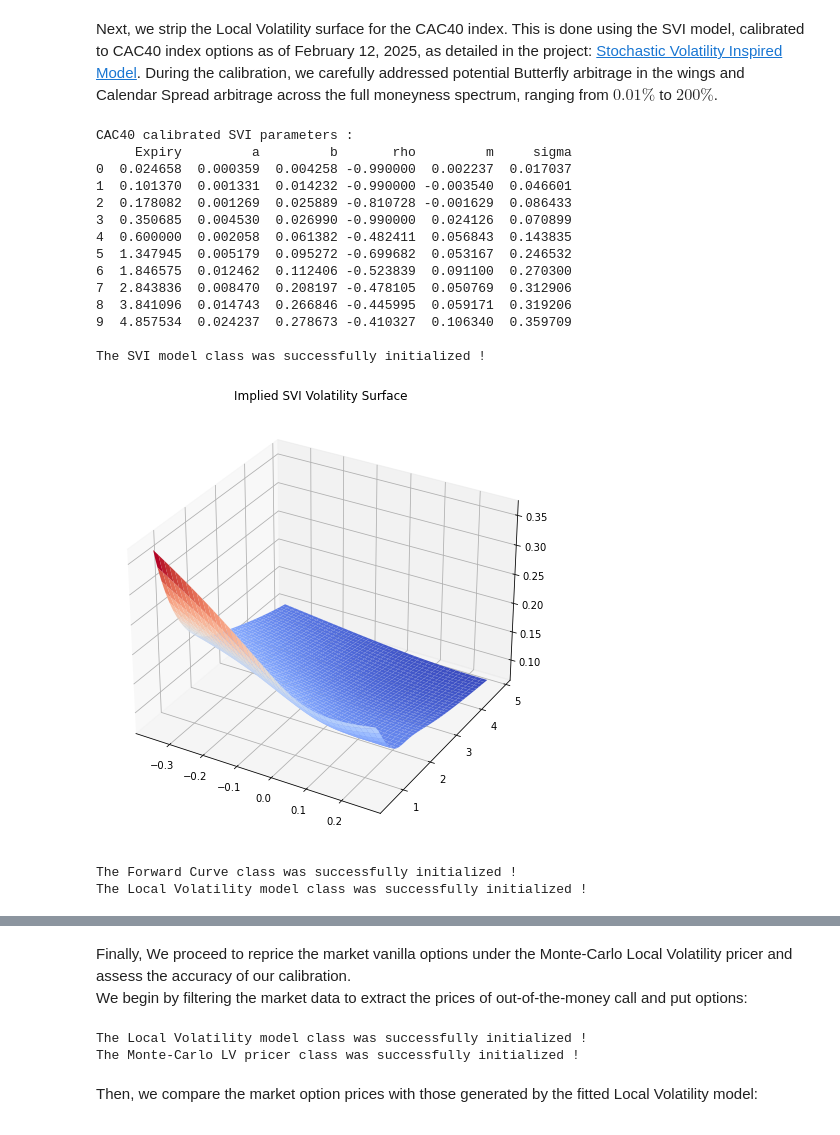
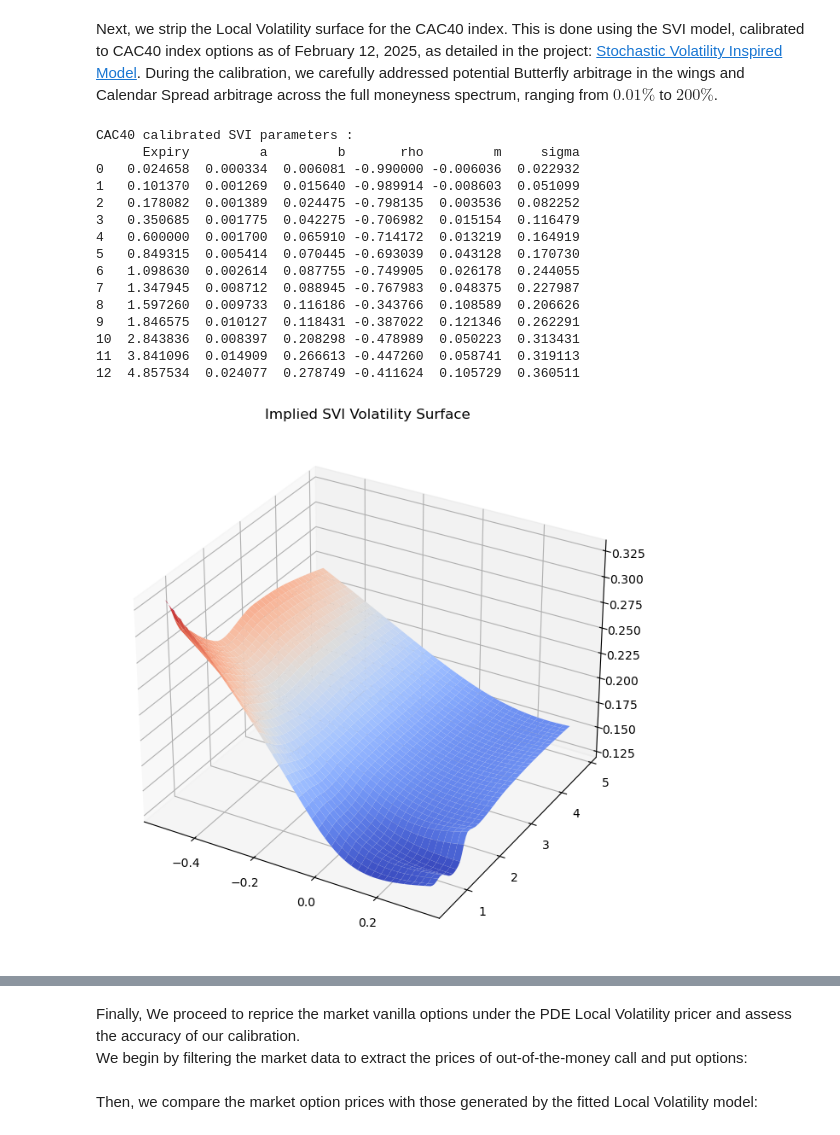
Before and after one commit to Idriss-Afra/Local-Volatility-Model, a Jupyter notebook: Local Volatility Model.ipynb, the cells around one changed output, grey strips where cells are left out. Drawn from its saved outputs; the diff is of its cells as text; code cells hidden in the pictures.

Commit message:
Local Volatility Model

```diff
--- a/Local Volatility Model.ipynb
+++ b/Local Volatility Model.ipynb
@@ -413,7 +658,7 @@ def collect_data(option_data):
     for exp in expiries :
         df = option_data[option_data['Expiry'] == exp]
         implied_repos_and_divs[exp] = float(np.unique(df['Repo+Dividend']))
-        implied_forwards[exp] = float(np.unique(df['Forward']))
+        implied_forwards[exp] = np.unique(df['Forward'])
         df = df.sort_values(by=['Strike'])
         strikes[exp], call_prices[exp], put_prices[exp] = list(df['Strike']), list(df['Call']), list(df['Put'])
     return {"Repos+Dividends" : implied_repos_and_divs, "Forwards" : implied_forwards, "Strikes" : strikes,\
@@ -421,64 +666,59 @@ def collect_data(option_data):
 
 # Collected Data
 data = collect_data(option_data)
+listed_expiries = np.sort(np.unique(option_data['Expiry']))
 implied_repos_and_divs = data["Repos+Dividends"]
 implied_forwards = data["Forwards"]
-listed_expiries = list(implied_forwards.keys())
 market_strikes = data["Strikes"]
 call_prices = data["Call Prices"]
 put_prices = data["Put Prices"]
 # %% [markdown]
 Next, we strip the Local Volatility surface for the CAC40 index. This is done using the SVI model, calibrated to CAC40 index options as of February 12, 2025, as detailed in the project: [Stochastic Volatility Inspired Model](https://github.com/Idriss-Afra/Stochastic-Volatility-Inspired-Model/blob/main/Stochastic%20Volatility%20Inspired%20Model.ipynb). During the calibration, we carefully addressed potential Butterfly arbitrage in the wings and Calendar Spread arbitrage across the full moneyness spectrum, ranging from $0.01\%$ to $200\%$.
 # %%
-svi_params_df = pd.read_csv("MarketData/" + eq_underlying + "_SVI_" + as_of_date.strftime('%d%m%Y') + ".csv")
-print(eq_underlying + " calibrated SVI parameters :")
+svi_params_df = pd.read_csv(f"MarketData/{eq_underlying}_SVI_{as_of_date.strftime('%d%m%Y')}.csv")
+print(f"{eq_underlying} calibrated SVI parameters :")
 print(svi_params_df)
 print()
-
+# SVI Parameters Extraction
 expiries = list(svi_params_df["Expiry"])
 svi_expiries = []
 i = 0
 while i < len(expiries):
     exp = expiries[i]
     for listed_exp in listed_expiries:
         if abs(exp - listed_exp) < 1e-6:
-            svi_expiries.append(listed_exp)
+            svi_expiries.append(round(listed_exp, 12))
             break
     i += 1
-
 a, b, rho, m, sigma = dict(), dict(), dict(), dict(), dict()
 for i in range(len(svi_expiries)):
     a[svi_expiries[i]] = svi_params_df.iloc[i][1]
     b[svi_expiries[i]] = svi_params_df.iloc[i][2]
     rho[svi_expiries[i]] = svi_params_df.iloc[i][3]
     m[svi_expiries[i]] = svi_params_df.iloc[i][4]
     sigma[svi_expiries[i]] = svi_params_df.iloc[i][5]
-
 # Implied Total Variance : SVI
-svi_model = svi_model(svi_expiries, a, b, rho, m, sigma)
+svi_model = SVIModel(a, b, rho, m, sigma)
 svi_model.plot_svi_surface()
-
 # The Implied Forward Curve
-forward_curve = forward_curve(S0, zc_rate, listed_expiries, implied_repos_and_divs)
-
+forward_curve = ForwardCurve(S0, zc_rate, implied_repos_and_divs)
 # The stripped Local Volatility
-lv_model_with_smoothness = lv_model(forward_curve, svi_model, apply_vol_smoothness=False)
-lv_model_with_smoothness.plot_lv_surface()
+lv_model = LocalVolatilitySurface(forward_curve, svi_model)
+lv_model.plot_lv_surface()
 # %% [output]
 CAC40 calibrated SVI parameters :
-     Expiry         a         b       rho         m     sigma
-0  0.024658  0.000359  0.004258 -0.990000  0.002237  0.017037
-1  0.101370  0.001331  0.014232 -0.990000 -0.003540  0.046601
-2  0.178082  0.001269  0.025889 -0.810728 -0.001629  0.086433
-3  0.350685  0.004530  0.026990 -0.990000  0.024126  0.070899
-4  0.600000  0.002058  0.061382 -0.482411  0.056843  0.143835
-5  1.347945  0.005179  0.095272 -0.699682  0.053167  0.246532
-6  1.846575  0.012462  0.112406 -0.523839  0.091100  0.270300
-7  2.843836  0.008470  0.208197 -0.478105  0.050769  0.312906
-8  3.841096  0.014743  0.266846 -0.445995  0.059171  0.319206
-9  4.857534  0.024237  0.278673 -0.410327  0.106340  0.359709
-
-The SVI model class was successfully initialized !
+      Expiry         a         b       rho         m     sigma
+0   0.024658  0.000334  0.006081 -0.990000 -0.006036  0.022932
+1   0.101370  0.001269  0.015640 -0.989914 -0.008603  0.051099
+2   0.178082  0.001389  0.024475 -0.798135  0.003536  0.082252
+3   0.350685  0.001775  0.042275 -0.706982  0.015154  0.116479
+4   0.600000  0.001700  0.065910 -0.714172  0.013219  0.164919
+5   0.849315  0.005414  0.070445 -0.693039  0.043128  0.170730
+6   1.098630  0.002614  0.087755 -0.749905  0.026178  0.244055
+7   1.347945  0.008712  0.088945 -0.767983  0.048375  0.227987
+8   1.597260  0.009733  0.116186 -0.343766  0.108589  0.206626
+9   1.846575  0.010127  0.118431 -0.387022  0.121346  0.262291
+10  2.843836  0.008397  0.208298 -0.478989  0.050223  0.313431
+11  3.841096  0.014909  0.266613 -0.447260  0.058741  0.319113
+12  4.857534  0.024077  0.278749 -0.411624  0.105729  0.360511
-[figure, old version]
+[figure, new version]
-The Forward Curve class was successfully initialized !
-The Local Volatility model class was successfully initialized !
@@ -486,5 +726,5 @@ The Local Volatility model class was successfully initialized !
 # %% [markdown]
-Finally, We proceed to reprice the market vanilla options under the Monte-Carlo Local Volatility pricer and assess the accuracy of our calibration.
+Finally, We proceed to reprice the market vanilla options under the PDE Local Volatility pricer and assess the accuracy of our calibration.
 <br>We begin by filtering the market data to extract the prices of out-of-the-money call and put options:
 # %%
 def collect_otm_options():
@@ -504,10 +744,5 @@ def collect_otm_options():
     return otm_options
 
 market_prices = collect_otm_options()
-lv_model_no_smoothness = lv_model(forward_curve, svi_model, apply_vol_smoothness=False)
-mc_pricer = mc_lv_pricer(zc_rate, forward_curve, svi_model, lv_model_no_smoothness)
-# %% [output]
-The Local Volatility model class was successfully initialized !
-The Monte-Carlo LV pricer class was successfully initialized !
 # %% [markdown]
 Then, we compare the market option prices with those generated by the fitted Local Volatility model:
```
Also changed, not shown: parts of 13 cells of this notebook.
